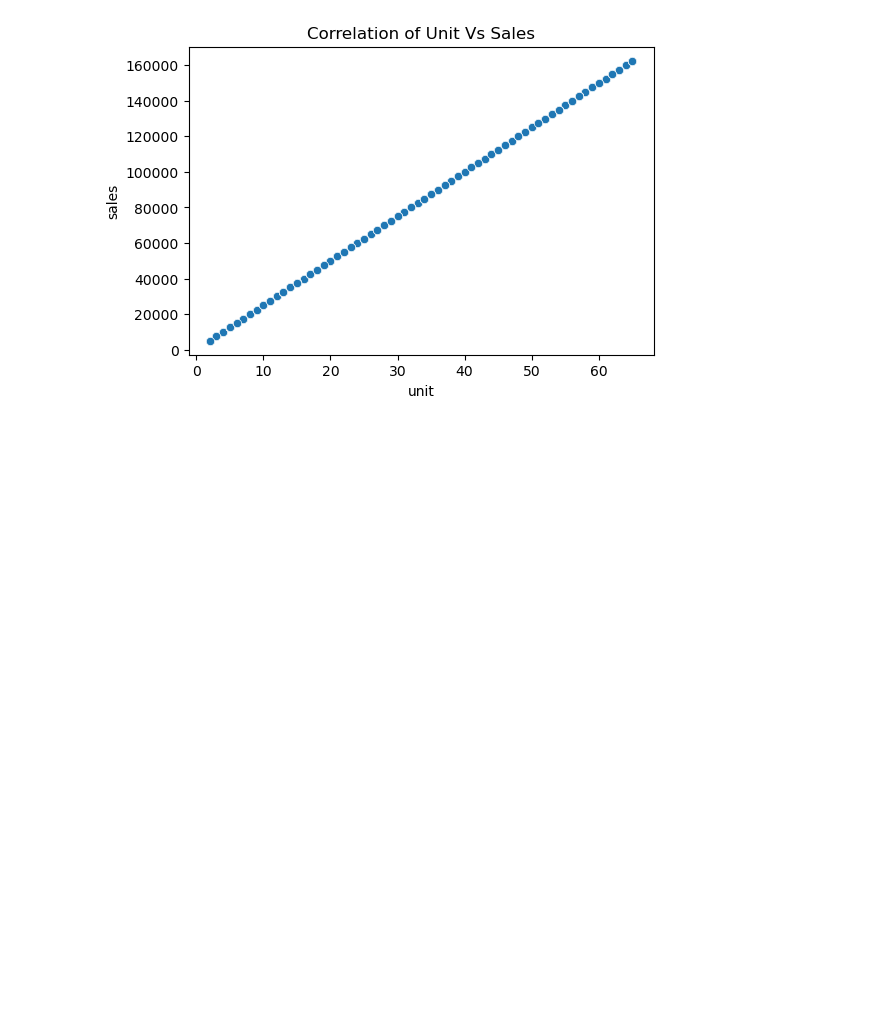
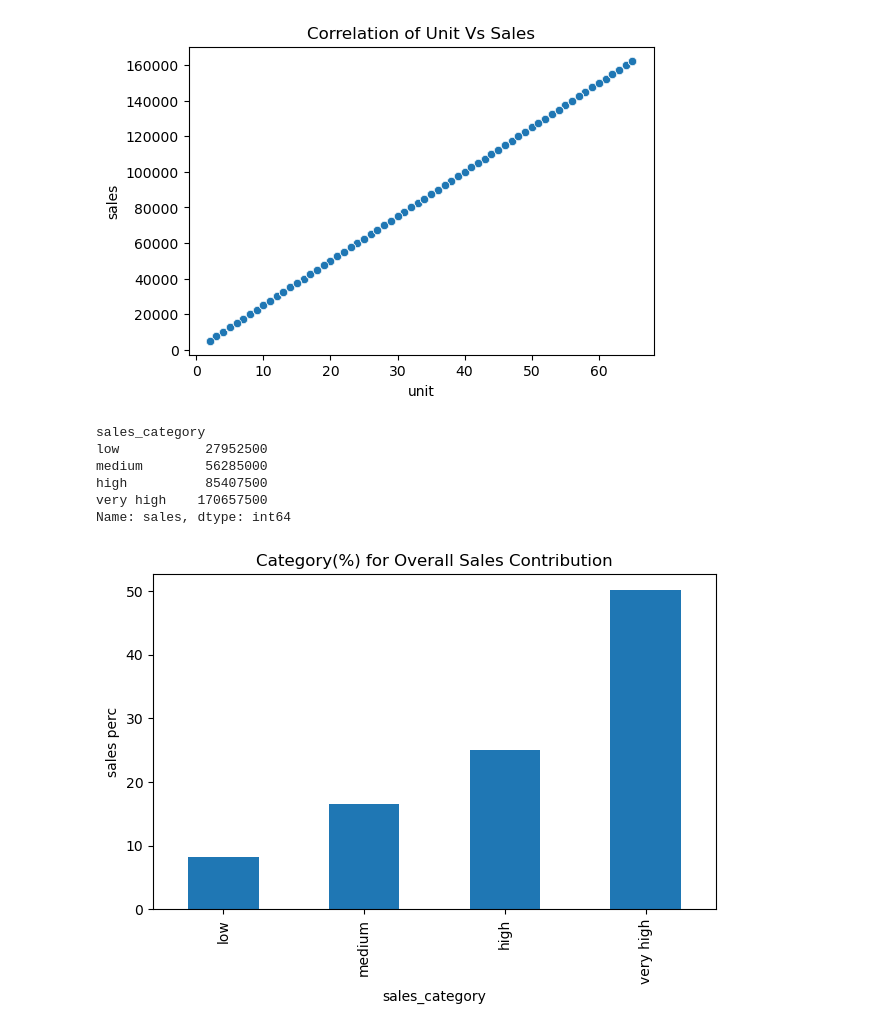
Before and after one commit to ravitejalearnings/DS_ML-Projects, a Jupyter notebook: Sales Analysis EDA/sales_analysis_assignment.ipynb, the cells around one changed output. Saved outputs shown, nothing was run; the diff lists cells and outputs as text; code cells hidden in the pictures; blank space fills up the shorter version.

```diff
--- a/Sales Analysis EDA/sales_analysis_assignment.ipynb
+++ b/Sales Analysis EDA/sales_analysis_assignment.ipynb
@@ -226,4 +280,4 @@ def get_weekend(day_name):
 # %%
 df['Weekday(y/n)'] = df['day_name'].apply(lambda x: get_weekend(x))
 # %%
-df
+df['week'] = "W" + df['new_date'].dt.isocalendar().week.astype('str')
@@ -383,3 +450,28 @@ plt.title("Correlation of Unit Vs Sales")
 plt.show()
 # %% [output]
 [figure]
+# %%
+df1['sales_category'] = pd.qcut(df1['sales'], q = 4, labels=['low','medium','high','very high'])
+# %%
+df1.groupby(by = 'sales_category')['sales'].sum()
+# %% [output]
+sales_category
+low           27952500
+medium        56285000
+high          85407500
+very high    170657500
+Name: sales, dtype: int64
+# %%
+ct_sales_vs_category = pd.crosstab(index = df1['sales_category'], columns=['sales'], values=df1['sales'], aggfunc='sum')
+
+ct_sales_vs_category['total_sales'] = df1['sales'].sum()
+ct_sales_vs_category['sales_category_perc'] = round(ct_sales_vs_category['sales'] * 100/ ct_sales_vs_category['total_sales'],2)
+ct_sales_vs_category.plot(kind = 'bar', y = 'sales_category_perc')
+plt.title('Category(%) for Overall Sales Contribution')
+plt.ylabel('sales perc')
+plt.legend().remove()
+
+plt.tight_layout()
+plt.show()
+# %% [output]
+[figure, added]
```
Also changed, not shown: parts of 41 cells of this notebook.
